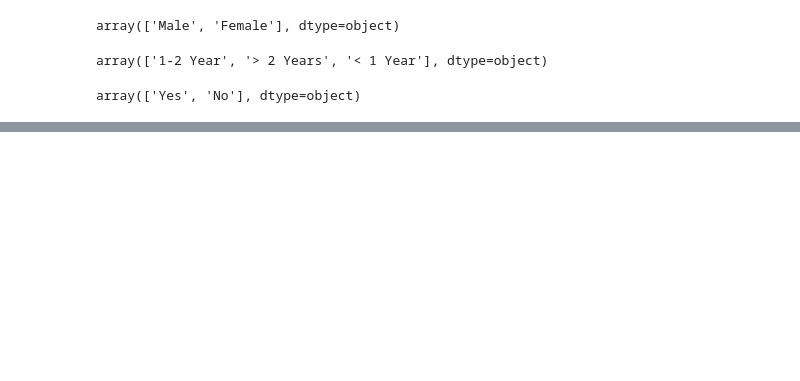
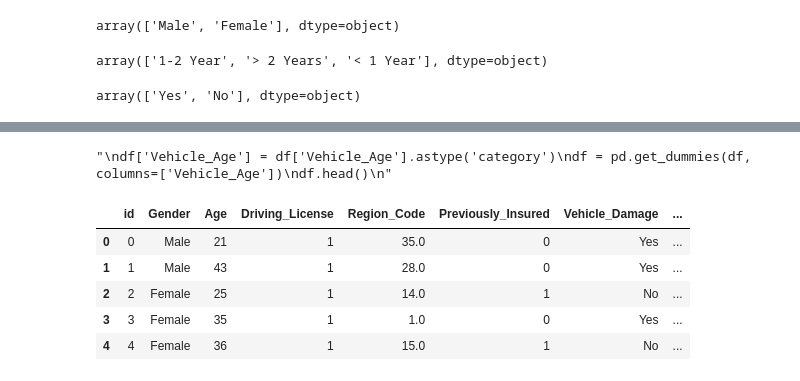
Before and after one commit to s1932072/playground-series-s4e7, a Jupyter notebook: main.ipynb, the cells around one changed output, grey strips where cells are left out. Cells and saved outputs as stored; diff of their text form; code cells hidden in the pictures; blank space fills up the shorter version.

```diff
--- a/main.ipynb
+++ b/main.ipynb
@@ -113,0 +107,7 @@ array(['Yes', 'No'], dtype=object)
+# %%
+# これで、オブジェクト型の列がどのようなユニークな値を持っているかどうかがわかりました。これらの値を数値に変換します。
+def veh_a(Vehicle_Damage):
+  if Vehicle_Damage == 'Yes':
+    return 1
+  else:
+    return 0
@@ -113,0 +123,5 @@ array(['Yes', 'No'], dtype=object)
+# %%
+df['Vehicle_Damages'] = df['Vehicle_Damage'].apply(veh_a)
+df.drop(['Vehicle_Damage'],axis=1)
+df.head()
+# これでVehicle_Damage列を数値に変更したVehicle_Damagesが作成された
@@ -113,0 +157,25 @@ array(['Yes', 'No'], dtype=object)
+# %%
+'''
+df['Vehicle_Age'] = df['Vehicle_Age'].astype('category')
+df = pd.get_dummies(df, columns=['Vehicle_Age'])
+df.head()
+'''
+# %% [output]
+"\ndf['Vehicle_Age'] = df['Vehicle_Age'].astype('category')\ndf = pd.get_dummies(df, columns=['Vehicle_Age'])\ndf.head()\n"
+# %%
+df['Vehicle_Age'] = df['Vehicle_Age'].astype('category')
+df = pd.get_dummies(df, columns=['Vehicle_Age'])
+
+# ダミー変数に変換された列のみを int 型に変換します　これをしないとTrue Falseになる
+# ここでは、ダミー変数の列名が 'Vehicle_Age_' で始まると仮定しています
+dummy_columns = [col for col in df.columns if 'Vehicle_Age_' in col]
+df[dummy_columns] = df[dummy_columns].astype(int)
+
+df.head()
+# %% [output]
+|  | id | Gender | Age | Driving_License | Region_Code | Previously_Insured | Vehicle_Damage | ... |
+| 0 | 0 | Male | 21 | 1 | 35.0 | 0 | Yes | ... |
+| 1 | 1 | Male | 43 | 1 | 28.0 | 0 | Yes | ... |
+| 2 | 2 | Female | 25 | 1 | 14.0 | 1 | No | ... |
+| 3 | 3 | Female | 35 | 1 | 1.0 | 0 | Yes | ... |
+| 4 | 4 | Female | 36 | 1 | 15.0 | 1 | No | ... |
```
Also changed, not shown: parts of 12 cells of this notebook.
